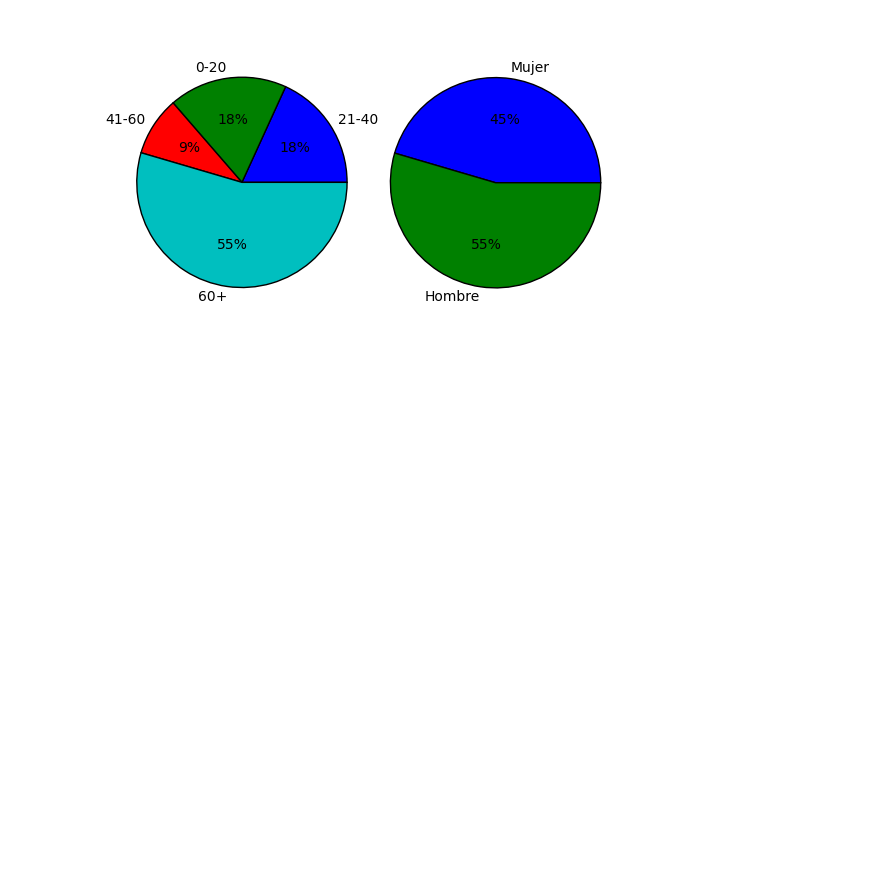
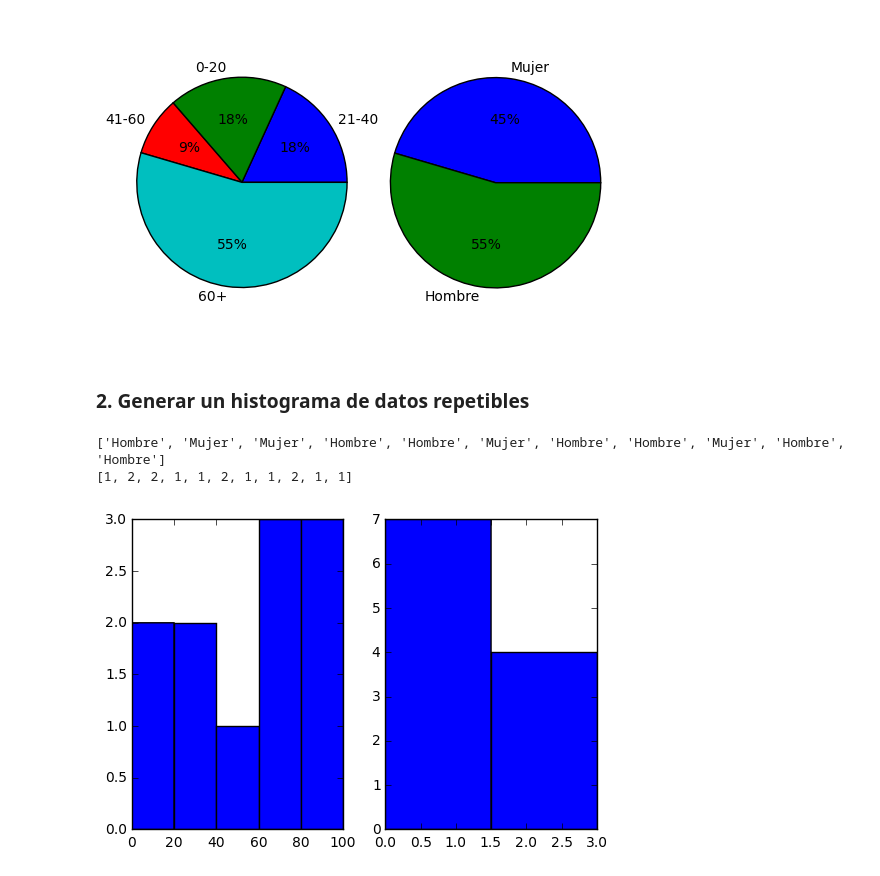
Before and after one commit to badillosoft/python-economics, a Jupyter notebook: Libreria GEG.ipynb, the cells around one changed output. Saved outputs shown, nothing was run; the diff lists cells and outputs as text; code cells hidden in the pictures; blank space fills up the shorter version.

```diff
--- a/Libreria GEG.ipynb
+++ b/Libreria GEG.ipynb
@@ -117,3 +173,46 @@ ax2.axis("equal")
 plt.show()
 # %% [output]
 [figure]
+# %% [markdown]
+### 2. Generar un histograma de datos repetibles
+# %%
+%matplotlib inline
+
+import matplotlib.pyplot as plt
+import geg
+
+# Definimos cuantos ejes queremos
+fig, (ax1, ax2) = plt.subplots(nrows=1, ncols=2)
+
+datos = [
+    { "Edad": 12, "Sexo": "Hombre" },
+    { "Edad": 23, "Sexo": "Mujer" },
+    { "Edad": 34, "Sexo": "Mujer" },
+    { "Edad": 45, "Sexo": "Hombre" },
+    { "Edad": 67, "Sexo": "Hombre" },
+    { "Edad": 78, "Sexo": "Mujer" },
+    { "Edad": 89, "Sexo": "Hombre" },
+    { "Edad": 98, "Sexo": "Hombre" },
+    { "Edad": 87, "Sexo": "Mujer" },
+    { "Edad": 76, "Sexo": "Hombre" },
+    { "Edad": 18, "Sexo": "Hombre" }
+]
+
+sexo_trans = {
+    "Hombre": 1,
+    "Mujer": 2
+}
+
+geg.data_append(datos, "Sexo_Num", lambda dic: sexo_trans[dic["Sexo"]])
+
+print geg.data_column(datos, "Sexo")
+print geg.data_column(datos, "Sexo_Num")
+
+geg.plot_hist(ax1, 5, 0, 100, datos, "Edad")
+geg.plot_hist(ax2, 2, 0, 3, datos, "Sexo_Num")
+
+plt.show()
+# %% [output]
+['Hombre', 'Mujer', 'Mujer', 'Hombre', 'Hombre', 'Mujer', 'Hombre', 'Hombre', 'Mujer', 'Hombre', 'Hombre']
+[1, 2, 2, 1, 1, 2, 1, 1, 2, 1, 1]
+[figure, added]
```
Also changed, not shown: parts of 6 cells of this notebook, 3 other files.
